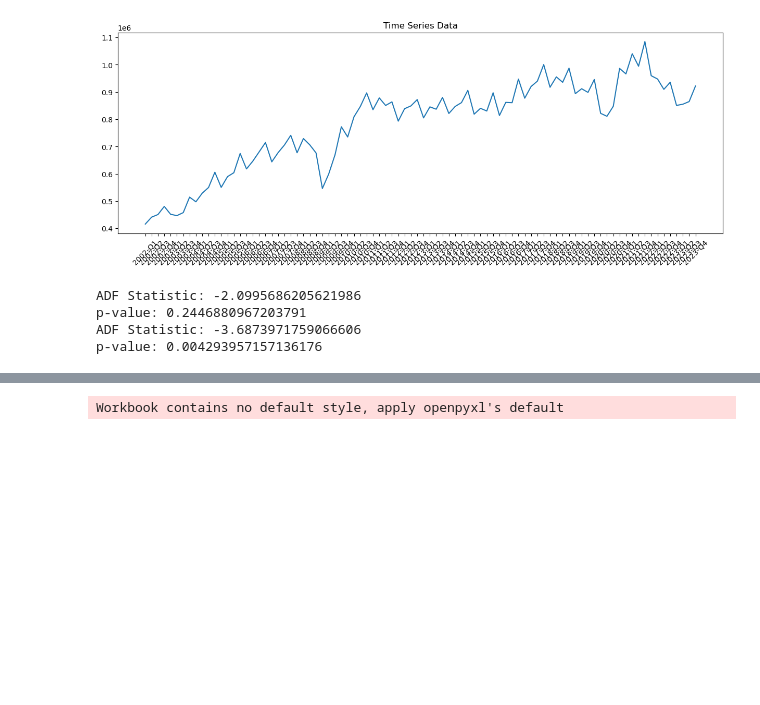
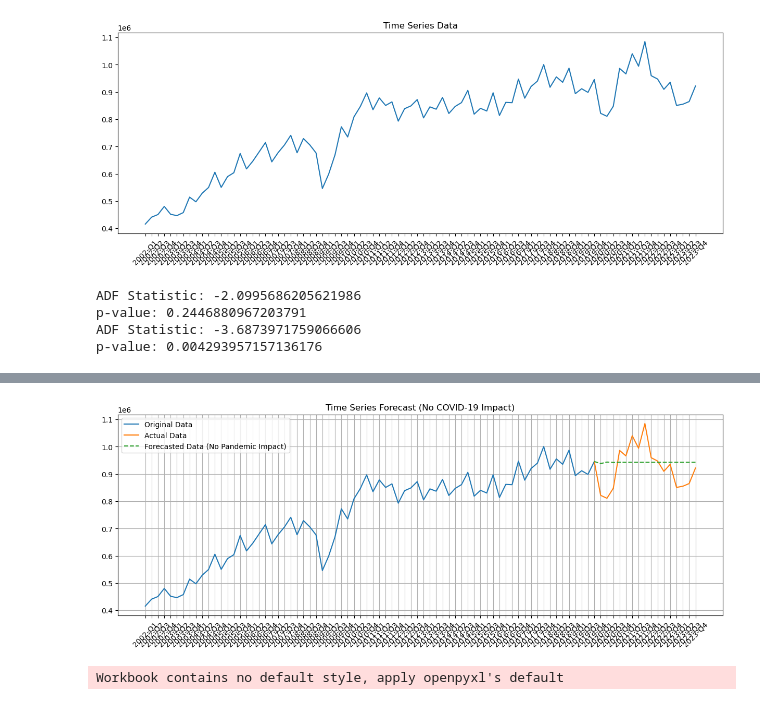
Before and after one commit to YJLinatTILTUD/TIL6022Group8, a Jupyter notebook: forecast.ipynb, the cells around one changed output, grey strips where cells are left out. Drawn from its saved outputs; the diff is of its cells as text; code cells hidden in the pictures; blank space fills up the shorter version.

```diff
--- a/forecast.ipynb
+++ b/forecast.ipynb
@@ -342 +347,14 @@ plt.show()
+# %%
+# Plot pre-pandemic data and the forecasted values
+plt.figure(figsize=(15, 5))
+plt.plot(pre_pandemic_data, label='Original Data')
+plt.plot(time_series.index[time_series.index >= '2019-Q4'], post_pandemic_data, label = 'Actual Data')
+plt.plot(time_series.index[time_series.index >= '2019-Q4'], forecast_s, label='Forecasted Data (No Pandemic Impact)', linestyle='--')
+plt.title('Time Series Forecast (No COVID-19 Impact)')
+plt.xticks(rotation=45)
+plt.legend()
+plt.grid()
+plt.show()
+# %% [output]
+[figure, added]
 # %%
```
Also changed, not shown: parts of 5 cells of this notebook, 1 other file.
